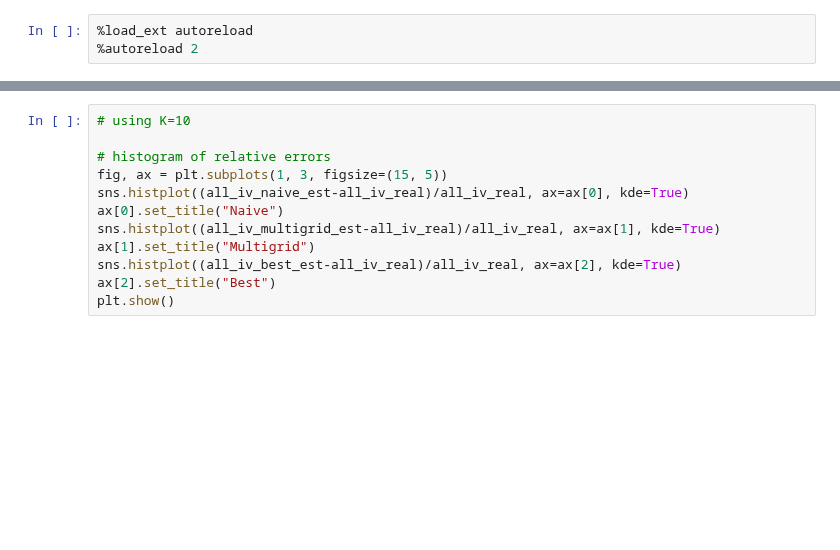
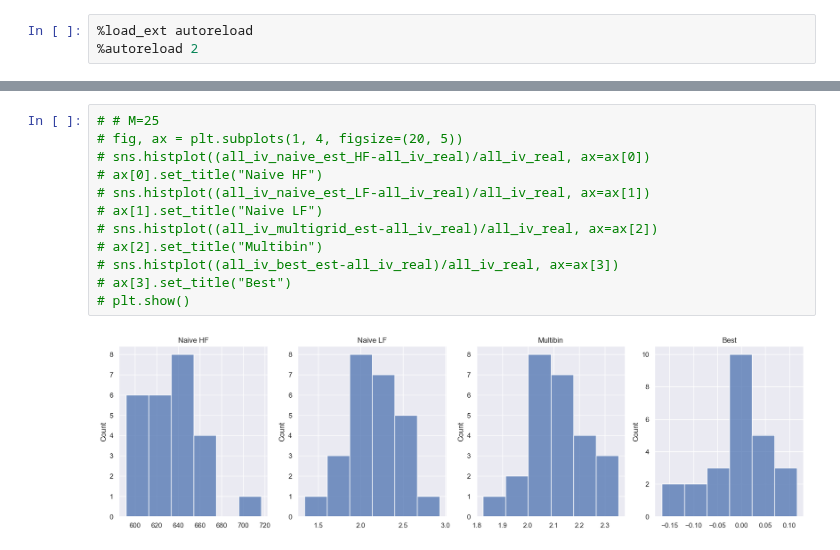
Before and after one commit to gaetanX21/hf-volatility, a Jupyter notebook: src/notebooks/playground/gaetan/rv_estimation.ipynb, the cells around one changed output, grey strips where cells are left out. Cells and saved outputs as stored; diff of their text form; blank space fills up the shorter version.

```diff
--- a/src/notebooks/playground/gaetan/rv_estimation.ipynb
+++ b/src/notebooks/playground/gaetan/rv_estimation.ipynb
@@ -97,12 +78,14 @@ for i in tqdm(range(M)):
 # %%
-# using K=10
-
-# histogram of relative errors
-fig, ax = plt.subplots(1, 3, figsize=(15, 5))
-sns.histplot((all_iv_naive_est-all_iv_real)/all_iv_real, ax=ax[0], kde=True)
-ax[0].set_title("Naive")
-sns.histplot((all_iv_multigrid_est-all_iv_real)/all_iv_real, ax=ax[1], kde=True)
-ax[1].set_title("Multigrid")
-sns.histplot((all_iv_best_est-all_iv_real)/all_iv_real, ax=ax[2], kde=True)
-ax[2].set_title("Best")
-plt.show()
+# # M=25
+# fig, ax = plt.subplots(1, 4, figsize=(20, 5))
+# sns.histplot((all_iv_naive_est_HF-all_iv_real)/all_iv_real, ax=ax[0])
+# ax[0].set_title("Naive HF")
+# sns.histplot((all_iv_naive_est_LF-all_iv_real)/all_iv_real, ax=ax[1])
+# ax[1].set_title("Naive LF")
+# sns.histplot((all_iv_multigrid_est-all_iv_real)/all_iv_real, ax=ax[2])
+# ax[2].set_title("Multibin")
+# sns.histplot((all_iv_best_est-all_iv_real)/all_iv_real, ax=ax[3])
+# ax[3].set_title("Best")
+# plt.show()
+# %% [output]
+[figure, added]
```
Also changed, not shown: parts of 10 cells of this notebook, 2 other files.
